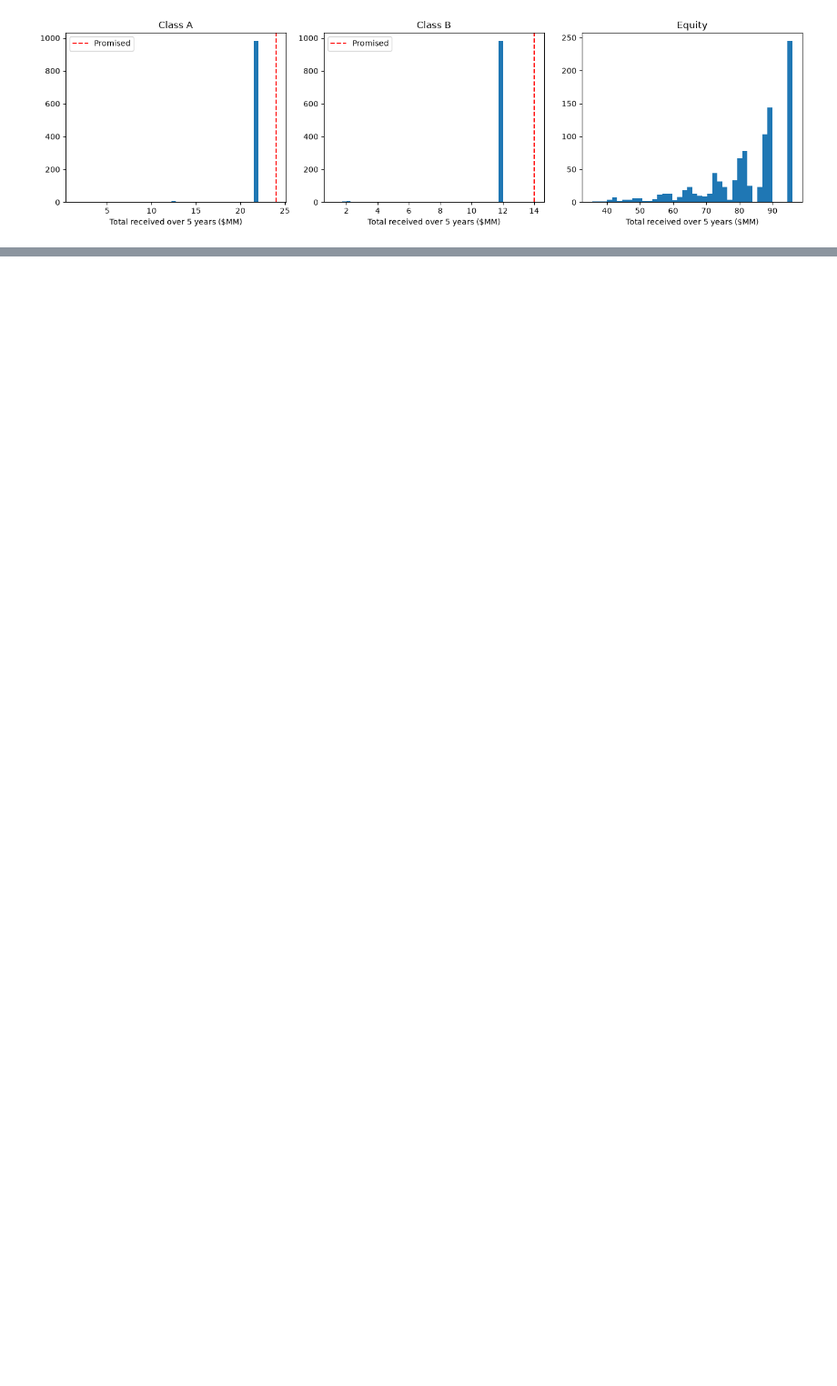
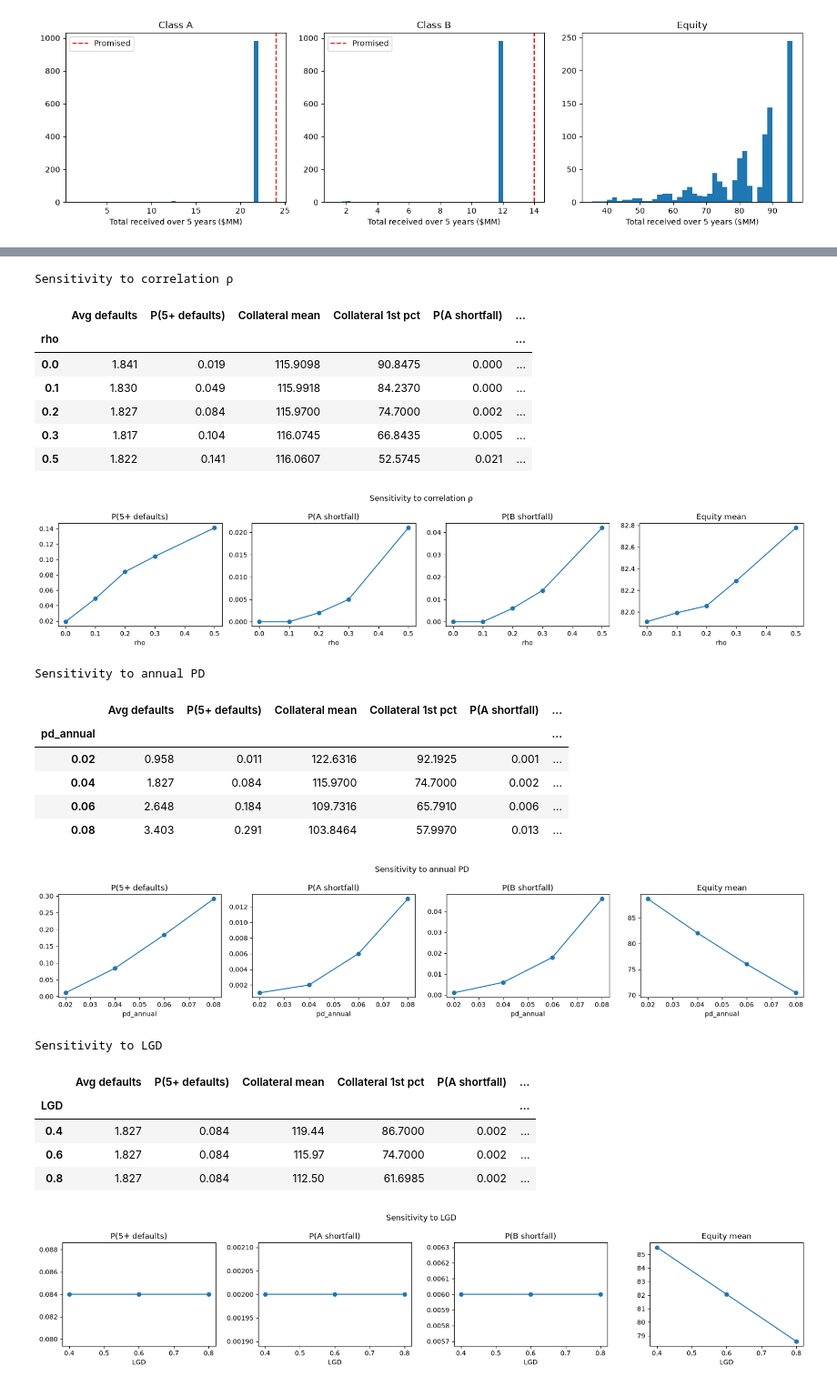
Before and after one commit to BinnySingla/Credit-Default-Swap-Structured-Finance, a Jupyter notebook: notebooks/Credit Default Swap Risk Analysis.ipynb, the cells around one changed output, grey strips where cells are left out. Shown at 91% size. Cells and saved outputs as stored; diff of their text form; code cells hidden in the pictures; blank space fills up the shorter version.

```diff
--- a/notebooks/Credit Default Swap Risk Analysis.ipynb
+++ b/notebooks/Credit Default Swap Risk Analysis.ipynb
@@ -798,0 +882,37 @@ plt.show()
+# %%
+all_tables = run_all_sensitivities(Z_sorted)
+
+titles = {"rho": "Sensitivity to correlation ρ",
+          "pd_annual": "Sensitivity to annual PD",
+          "LGD": "Sensitivity to LGD"}
+
+for param, table in all_tables.items():
+    print(f"\n{titles[param]}")
+    display(table.round(4))
+    plot_sensitivity(table, KEY_METRICS, title=titles[param],
+                     save_path=PROJECT_ROOT / "Output" / f"sensitivity_{param}.png")
+# %% [output]
+Sensitivity to correlation ρ
+|  | Avg defaults | P(5+ defaults) | Collateral mean | Collateral 1st pct | P(A shortfall) | ... |
+| rho |  |  |  |  |  | ... |
+| 0.0 | 1.841 | 0.019 | 115.9098 | 90.8475 | 0.000 | ... |
+| 0.1 | 1.830 | 0.049 | 115.9918 | 84.2370 | 0.000 | ... |
+| 0.2 | 1.827 | 0.084 | 115.9700 | 74.7000 | 0.002 | ... |
+| 0.3 | 1.817 | 0.104 | 116.0745 | 66.8435 | 0.005 | ... |
+| 0.5 | 1.822 | 0.141 | 116.0607 | 52.5745 | 0.021 | ... |
+[figure, added]
+Sensitivity to annual PD
+|  | Avg defaults | P(5+ defaults) | Collateral mean | Collateral 1st pct | P(A shortfall) | ... |
+| pd_annual |  |  |  |  |  | ... |
+| 0.02 | 0.958 | 0.011 | 122.6316 | 92.1925 | 0.001 | ... |
+| 0.04 | 1.827 | 0.084 | 115.9700 | 74.7000 | 0.002 | ... |
+| 0.06 | 2.648 | 0.184 | 109.7316 | 65.7910 | 0.006 | ... |
+| 0.08 | 3.403 | 0.291 | 103.8464 | 57.9970 | 0.013 | ... |
+[figure, added]
+Sensitivity to LGD
+|  | Avg defaults | P(5+ defaults) | Collateral mean | Collateral 1st pct | P(A shortfall) | ... |
+| LGD |  |  |  |  |  | ... |
+| 0.4 | 1.827 | 0.084 | 119.44 | 86.7000 | 0.002 | ... |
+| 0.6 | 1.827 | 0.084 | 115.97 | 74.7000 | 0.002 | ... |
+| 0.8 | 1.827 | 0.084 | 112.50 | 61.6985 | 0.002 | ... |
+[figure, added]
```
Also changed, not shown: parts of 12 cells of this notebook, 4 other files.
